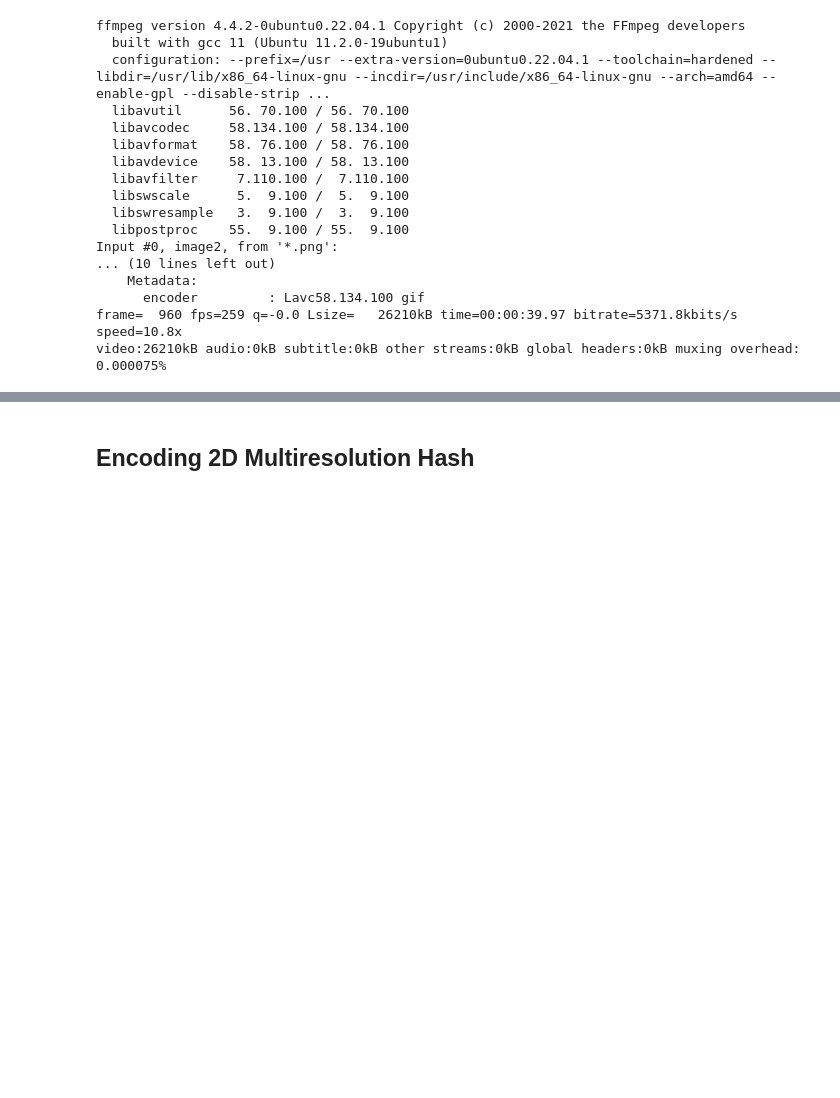
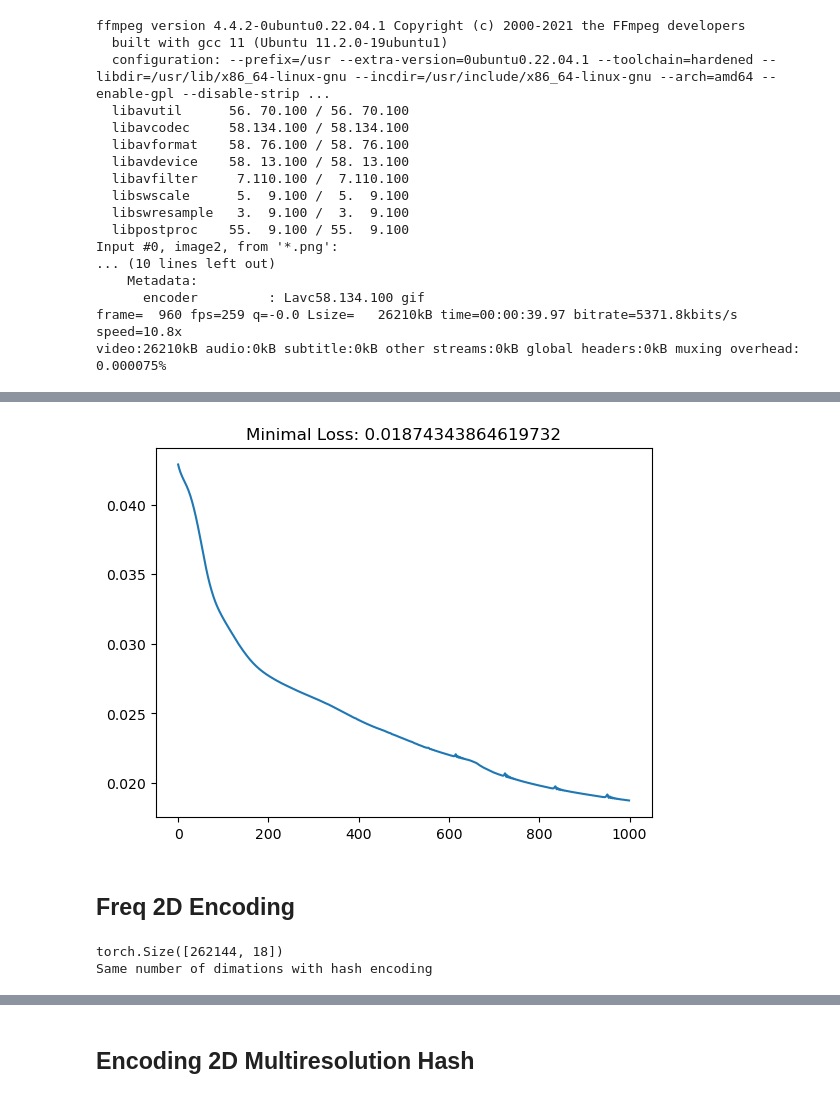
Before and after one commit to ivanvoid/Tiny_Kilo-D-NeRF-NGP, a Jupyter notebook: tiny_grid/tiny_simple_prediction_task.ipynb, the cells around one changed output, grey strips where cells are left out. Cells and saved outputs as stored; diff of their text form; code cells hidden in the pictures; blank space fills up the shorter version.

Commit message:
added freq encoding to tiny_grid

```diff
--- a/tiny_grid/tiny_simple_prediction_task.ipynb
+++ b/tiny_grid/tiny_simple_prediction_task.ipynb
@@ -140,3 +143,7 @@ Input #0, image2, from '*.png':
       encoder         : Lavc58.134.100 gif
 frame=  960 fps=259 q=-0.0 Lsize=   26210kB time=00:00:39.97 bitrate=5371.8kbits/s speed=10.8x
 video:26210kB audio:0kB subtitle:0kB other streams:0kB global headers:0kB muxing overhead: 0.000075%
+# %%
+plt.plot(losses)
+plt.title(f'Minimal Loss: {np.min(losses)}')
+# %% [output]
@@ -142,0 +151,3 @@ video:26210kB audio:0kB subtitle:0kB other streams:0kB global headers:0kB muxing
+[figure, added]
+# %% [markdown]
+## Freq 2D Encoding
@@ -142,0 +211,15 @@ video:26210kB audio:0kB subtitle:0kB other streams:0kB global headers:0kB muxing
+# %%
+freq_encoder = FreqEncoder(
+	d_input=2,
+	n_freqs=4,
+	log_space=False
+)
+
+
+test_x = freq_encoder(pts)
+print(test_x.shape)
+model = Model(test_x.shape[-1]).to(device)
+print('Same number of dimations with hash encoding')
+# %% [output]
+torch.Size([262144, 18])
+Same number of dimations with hash encoding
```
Also changed, not shown: parts of 22 cells of this notebook, 13 other files.
